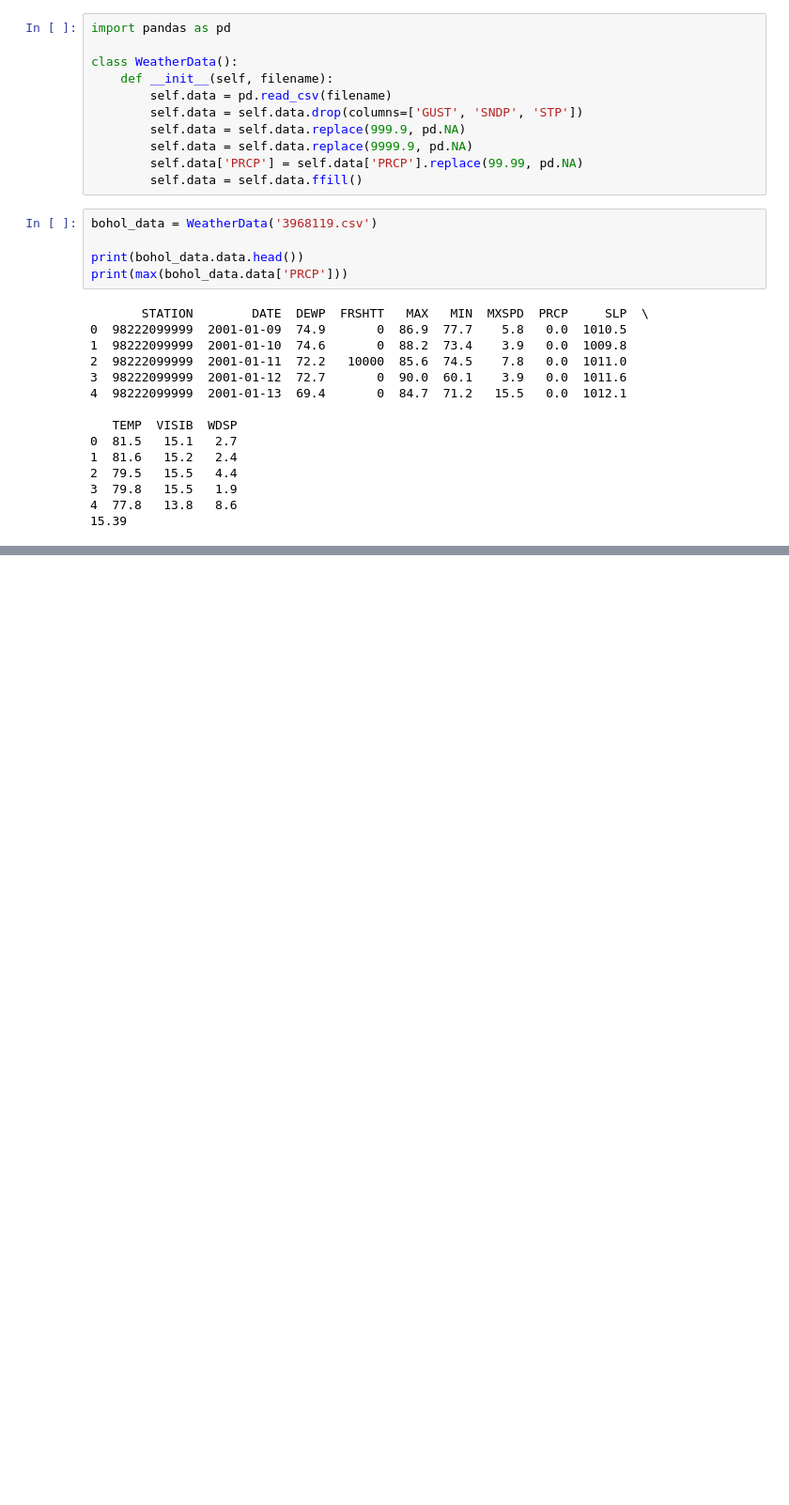
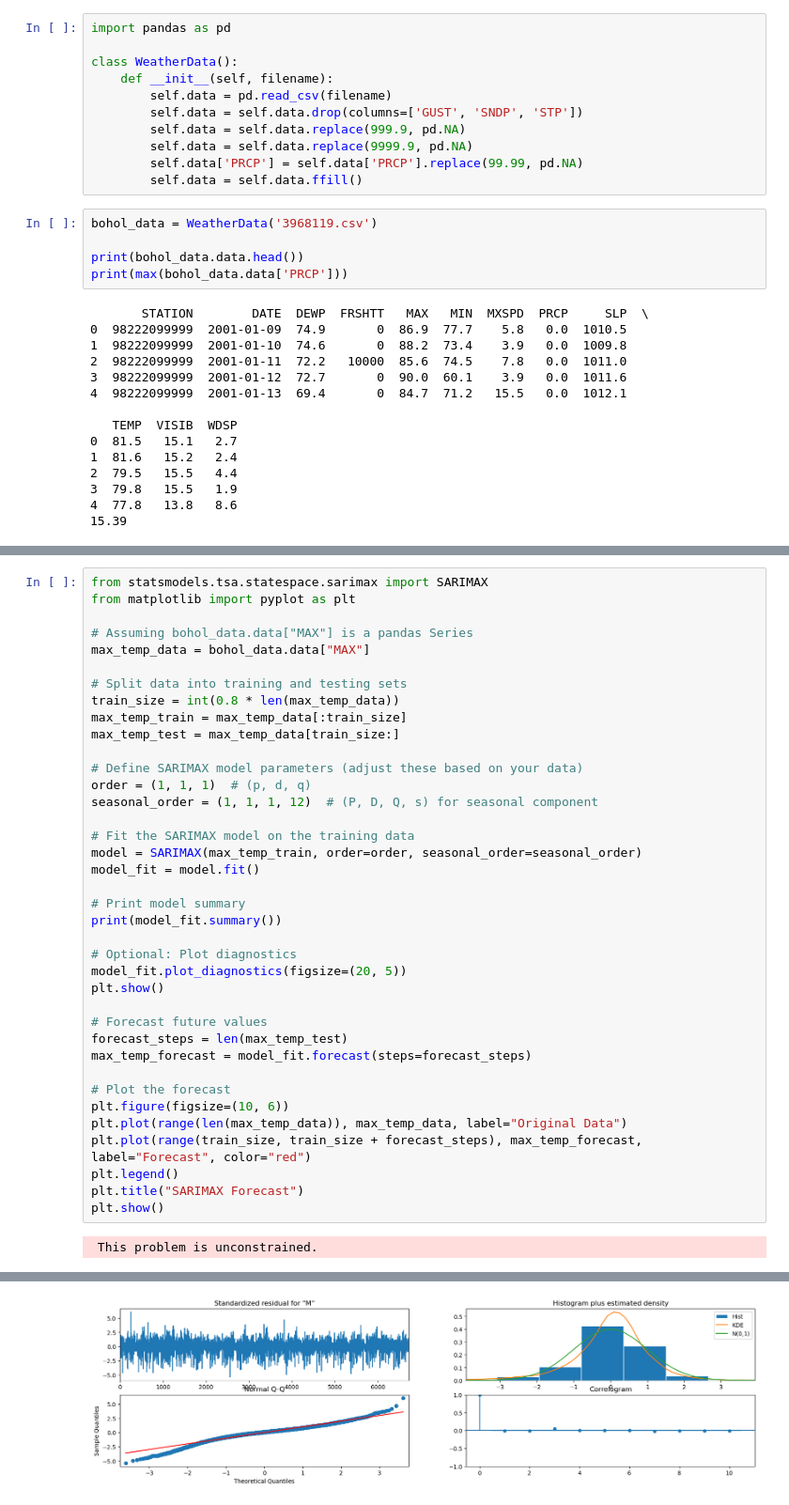
Before and after one commit to oescoba2/Vol3_WinterProject, a Jupyter notebook: Dutoit/philippines_data.ipynb, the cells around one changed output, grey strips where cells are left out. Shown at 94% size. Cells and saved outputs as stored; diff of their text form; blank space fills up the shorter version.

Commit message:
Added weather model

```diff
--- a/Dutoit/philippines_data.ipynb
+++ b/Dutoit/philippines_data.ipynb
@@ -50,0 +51,40 @@ bohol_data.data.plot(x='DATE', y='SLP', title='Sea Level Pressure in Bohol')
+# %%
+from statsmodels.tsa.statespace.sarimax import SARIMAX
+from matplotlib import pyplot as plt
+
+# Assuming bohol_data.data["MAX"] is a pandas Series
+max_temp_data = bohol_data.data["MAX"]
+
+# Split data into training and testing sets
+train_size = int(0.8 * len(max_temp_data))
+max_temp_train = max_temp_data[:train_size]
+max_temp_test = max_temp_data[train_size:]
+
+# Define SARIMAX model parameters (adjust these based on your data)
+order = (1, 1, 1)  # (p, d, q)
+seasonal_order = (1, 1, 1, 12)  # (P, D, Q, s) for seasonal component
+
+# Fit the SARIMAX model on the training data
+model = SARIMAX(max_temp_train, order=order, seasonal_order=seasonal_order)
+model_fit = model.fit()
+
+# Print model summary
+print(model_fit.summary())
+
+# Optional: Plot diagnostics
+model_fit.plot_diagnostics(figsize=(20, 5))
+plt.show()
+
+# Forecast future values
+forecast_steps = len(max_temp_test)
+max_temp_forecast = model_fit.forecast(steps=forecast_steps)
+
+# Plot the forecast
+plt.figure(figsize=(10, 6))
+plt.plot(range(len(max_temp_data)), max_temp_data, label="Original Data")
+plt.plot(range(train_size, train_size + forecast_steps), max_temp_forecast, label="Forecast", color="red")
+plt.legend()
+plt.title("SARIMAX Forecast")
+plt.show()
+# %% [output]
+ This problem is unconstrained.
@@ -50,0 +108 @@ bohol_data.data.plot(x='DATE', y='SLP', title='Sea Level Pressure in Bohol')
+[figure, added]
```
Also changed, not shown: parts of 4 cells of this notebook, 4 other files.
